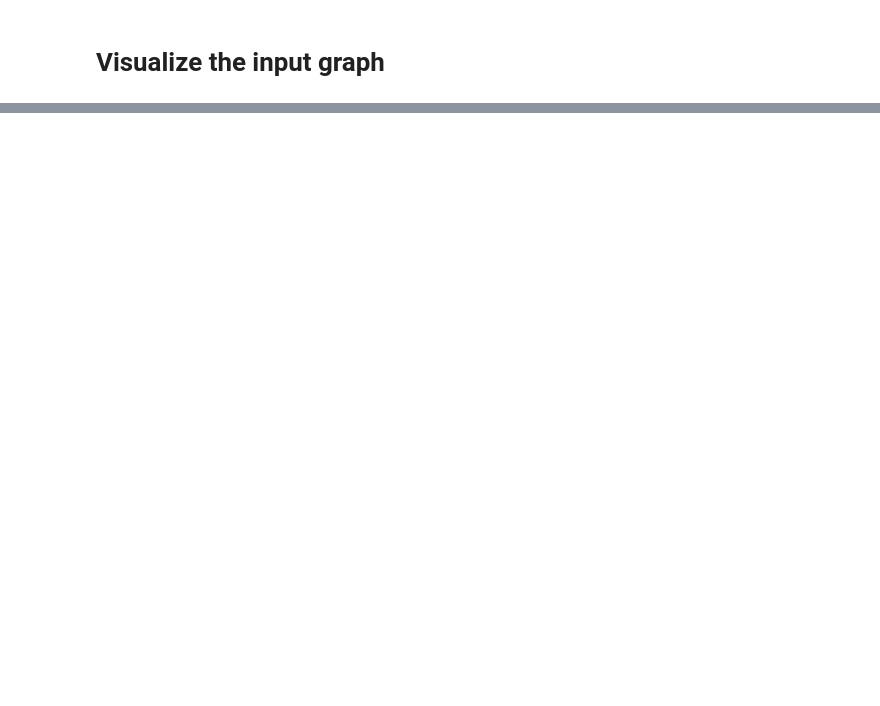
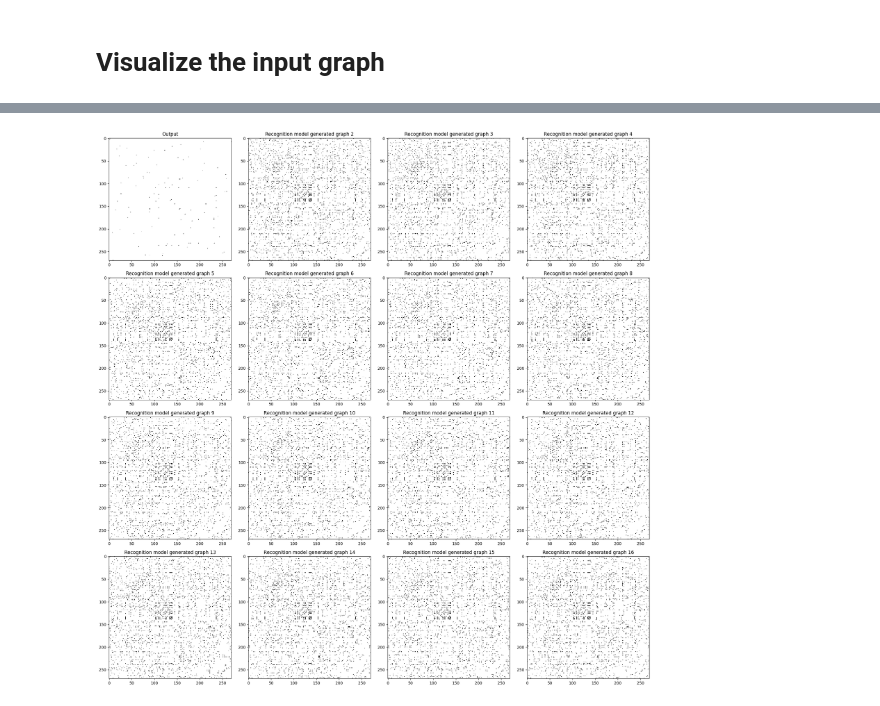
Before and after one commit to FDUguchunhui/latent-space-constraint-GNN, a Jupyter notebook: src/cgvae.ipynb, the cells around one changed output, grey strips where cells are left out. Cells and saved outputs as stored; diff of their text form; code cells hidden in the pictures; blank space fills up the shorter version.

```diff
--- a/src/cgvae.ipynb
+++ b/src/cgvae.ipynb
@@ -54,0 +243,24 @@ cgvae_net
+# %%
+threshold = 0.8
+
+fig, axes = plt.subplots(nrows=4, ncols=4, figsize=(20, 20))  # Create a grid of 2 rows and 5 columns for the subplots
+axes = axes.flatten()  # Flatten the axes array for easy iteration
+
+ax = axes[0]
+ax.imshow(adj_mat_out[:split, :split], cmap='Greys', interpolation='nearest')
+# plt.colorbar()  # Add a colorbar to a plot
+ax.set_title("Output")
+
+for i in range(1, 16):
+    adj_mat_np = vgae_model.generate().detach().numpy()[:split, :split]
+    adj_mat_np[adj_mat_np < threshold] = 0
+    adj_mat_np = np.random.binomial(1, adj_mat_np)
+    np.fill_diagonal(adj_mat_np, 0)
+    ax = axes[i]  # Select the i-th subplot
+    ax.imshow(adj_mat_np, cmap='Greys', interpolation='nearest')  # Plot the matrix in the i-th subplot
+    ax.set_title(f"Recognition model generated graph {i+1}")  # Set the title for the i-th subplot
+
+plt.tight_layout()  # Adjust the layout to prevent overlap
+plt.show()  # Display the plots
+# %% [output]
+[figure, added]
```
Also changed, not shown: parts of 17 cells of this notebook, 3 other files.
